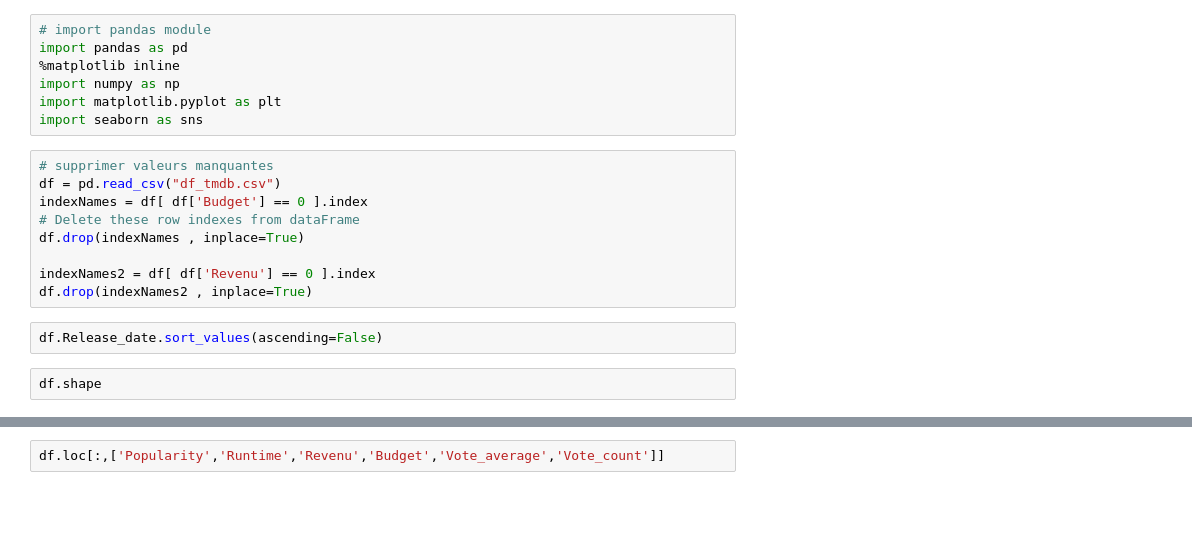
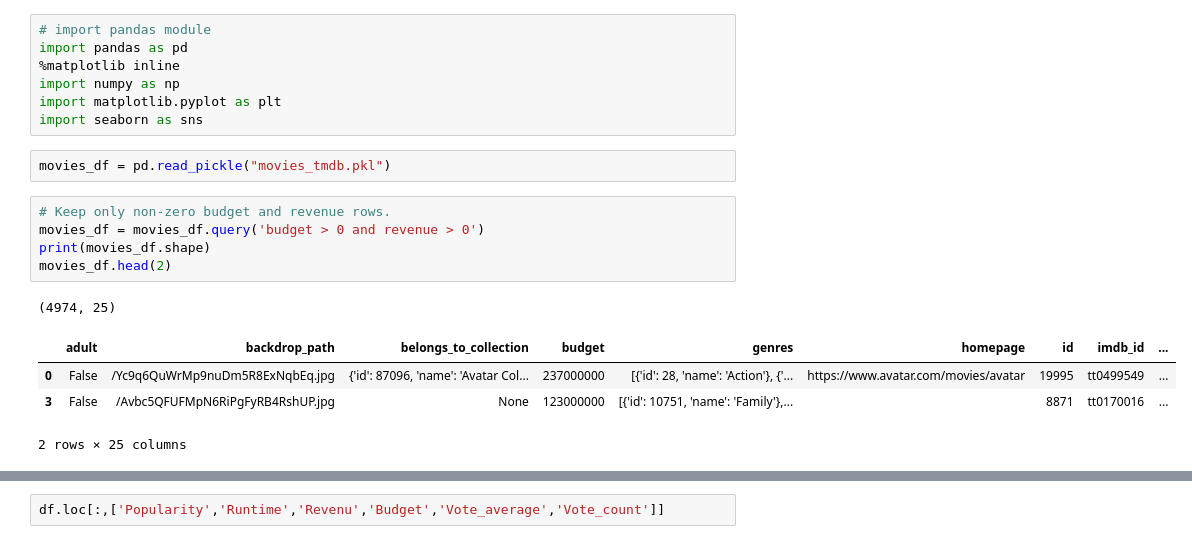
Before and after one commit to jomayans/Projet-Python, a Jupyter notebook: Notebook_analyses_descriptives.ipynb, the cells around one changed output, grey strips where cells are left out. Saved outputs shown, nothing was run; the diff lists cells and outputs as text; blank space fills up the shorter version.

```diff
--- a/Notebook_analyses_descriptives.ipynb
+++ b/Notebook_analyses_descriptives.ipynb
@@ -5,17 +5,17 @@ import pandas as pd
 import numpy as np
 import matplotlib.pyplot as plt
 import seaborn as sns
-# %%
-# supprimer valeurs manquantes
-df = pd.read_csv("df_tmdb.csv")
-indexNames = df[ df['Budget'] == 0 ].index
-# Delete these row indexes from dataFrame
-df.drop(indexNames , inplace=True)
-
-indexNames2 = df[ df['Revenu'] == 0 ].index
-df.drop(indexNames2 , inplace=True)
-# %%
-df.Release_date.sort_values(ascending=False)
-# %%
-df.shape
+# %%
+movies_df = pd.read_pickle("movies_tmdb.pkl")
+# %%
+# Keep only non-zero budget and revenue rows.
+movies_df = movies_df.query('budget > 0 and revenue > 0')
+print(movies_df.shape)
+movies_df.head(2)
+# %% [output]
+(4974, 25)
+|  | adult | backdrop_path | belongs_to_collection | budget | genres | homepage | id | imdb_id | ... |
+| 0 | False | /Yc9q6QuWrMp9nuDm5R8ExNqbEq.jpg | {'id': 87096, 'name': 'Avatar Col... | 237000000 | [{'id': 28, 'name': 'Action'}, {'... | https://www.avatar.com/movies/avatar | 19995 | tt0499549 | ... |
+| 3 | False | /Avbc5QFUFMpN6RiPgFyRB4RshUP.jpg | None | 123000000 | [{'id': 10751, 'name': 'Family'},... |  | 8871 | tt0170016 | ... |
+2 rows × 25 columns
 # %%
```
Also changed, not shown: parts of 3 cells of this notebook.
